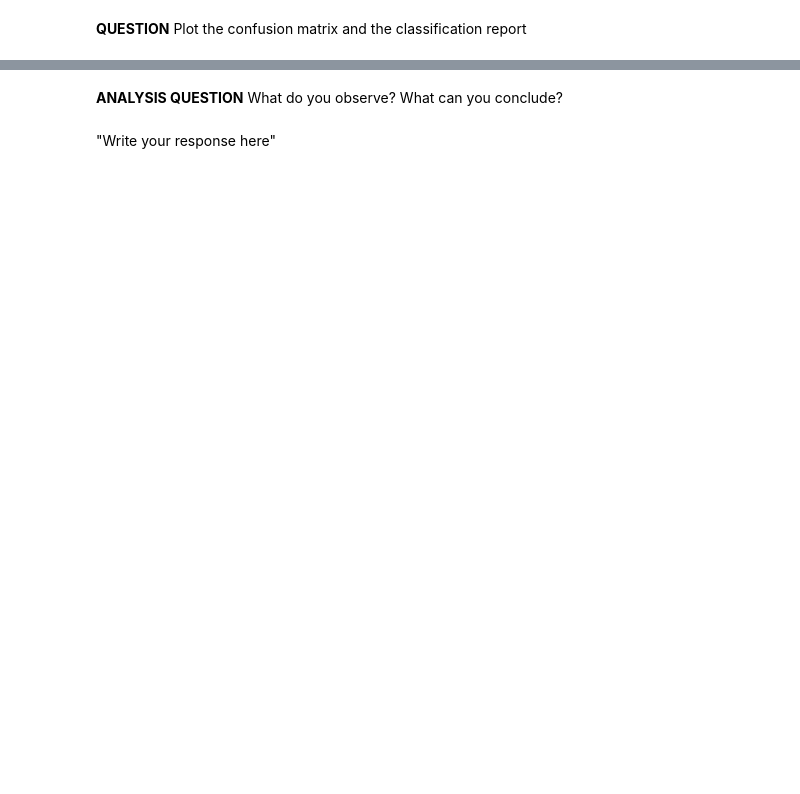
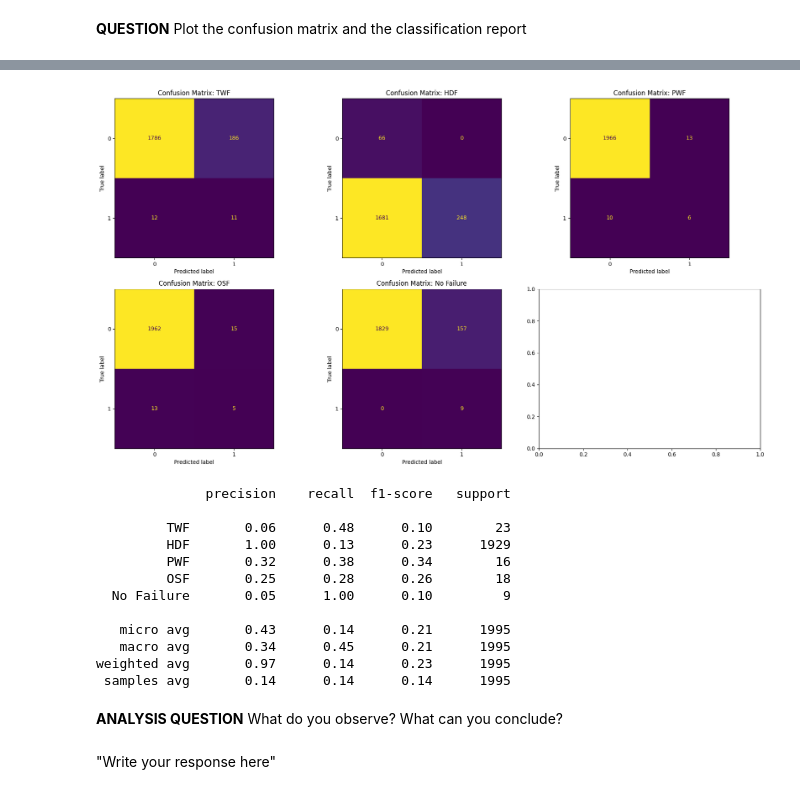
Before and after one commit to matthieuzajac/Embedded_AI, a Jupyter notebook: Colab_IA_EMBARQUEE/TP_IA_EMBARQUEE.ipynb, the cells around one changed output, grey strips where cells are left out. Drawn from its saved outputs; the diff is of its cells as text; code cells hidden in the pictures; blank space fills up the shorter version.

```diff
--- a/Colab_IA_EMBARQUEE/TP_IA_EMBARQUEE.ipynb
+++ b/Colab_IA_EMBARQUEE/TP_IA_EMBARQUEE.ipynb
@@ -436,2 +518,29 @@ We create a pipeline using imblearn to undersample the majority class (No failur
 # %% [markdown]
 **QUESTION** Plot the confusion matrix and the classification report
+# %%
+# Import necessary libraries for evaluation
+from sklearn.metrics import classification_report, multilabel_confusion_matrix, ConfusionMatrixDisplay
+from sklearn.preprocessing import LabelBinarizer
+
+# Use X_test and y_test for evaluation
+lb = LabelBinarizer()
+y_true = lb.fit_transform(y_test)  # One-hot encode y_test
+preds = model.predict(X_test)
+y_pred = (preds > 0.5).astype(int)
+
+# Plot confusion matrices for each label
+labels = ['TWF', 'HDF', 'PWF', 'OSF', 'No Failure']
+conf_matrices = multilabel_confusion_matrix(y_true, y_pred)
+
+fig, axes = plt.subplots(2, 3, figsize=(18, 10))
+axes = axes.flatten()
+for i, (cm, label) in enumerate(zip(conf_matrices, labels)):
+    disp = ConfusionMatrixDisplay(confusion_matrix=cm)
+    disp.plot(ax=axes[i], colorbar=False)
+    axes[i].set_title(f'Confusion Matrix: {label}')
+plt.tight_layout()
+plt.show()
+
+# Print classification report
+print(classification_report(y_true, y_pred, target_names=labels))
+# %% [output]
@@ -438,3 +548,16 @@ We create a pipeline using imblearn to undersample the majority class (No failur
+[figure, added]
+              precision    recall  f1-score   support
+
+         TWF       0.06      0.48      0.10        23
+         HDF       1.00      0.13      0.23      1929
+         PWF       0.32      0.38      0.34        16
+         OSF       0.25      0.28      0.26        18
+  No Failure       0.05      1.00      0.10         9
+
+   micro avg       0.43      0.14      0.21      1995
+   macro avg       0.34      0.45      0.21      1995
+weighted avg       0.97      0.14      0.23      1995
+ samples avg       0.14      0.14      0.14      1995
 # %% [markdown]
 **ANALYSIS QUESTION** What do you observe? What can you conclude?
 # %% [markdown]
```
Also changed, not shown: parts of 6 cells of this notebook.
